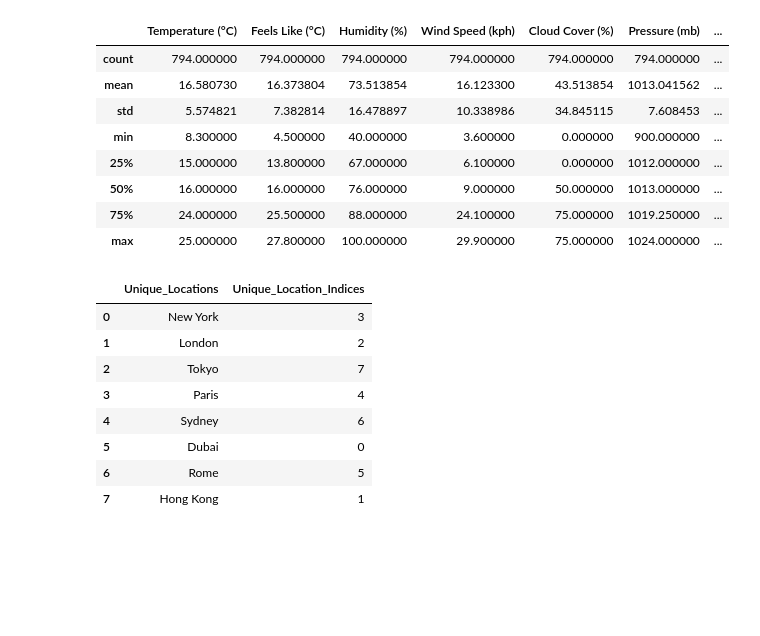
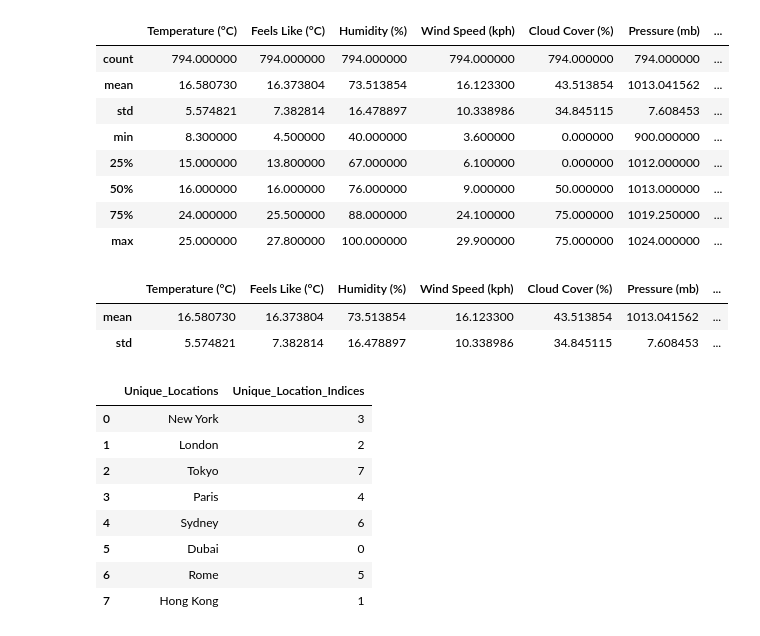
Before and after one commit to LemonMeringue01/EDAwk1, a Jupyter notebook: Copy_of_Welcome_To_Colab.ipynb, the cells around one changed output. Cells and saved outputs as stored; diff of their text form; code cells hidden in the pictures; blank space fills up the shorter version.

```diff
--- a/Copy_of_Welcome_To_Colab.ipynb
+++ b/Copy_of_Welcome_To_Colab.ipynb
@@ -82,6 +82,12 @@ df.describe()
 | 50% | 16.000000 | 16.000000 | 76.000000 | 9.000000 | 50.000000 | 1013.000000 | ... |
 | 75% | 24.000000 | 25.500000 | 88.000000 | 24.100000 | 75.000000 | 1019.250000 | ... |
 | max | 25.000000 | 27.800000 | 100.000000 | 29.900000 | 75.000000 | 1024.000000 | ... |
+# %%
+df.describe().loc[['mean', 'std']]
+# %% [output]
+|  | Temperature (°C) | Feels Like (°C) | Humidity (%) | Wind Speed (kph) | Cloud Cover (%) | Pressure (mb) | ... |
+| mean | 16.580730 | 16.373804 | 73.513854 | 16.123300 | 43.513854 | 1013.041562 | ... |
+| std | 5.574821 | 7.382814 | 16.478897 | 10.338986 | 34.845115 | 7.608453 | ... |
 # %%
 # String indexing on 'Location' column: Converting Location column from string to integer
 df['Location_index'] = df['Location'].astype('category').cat.codes
```
Also changed, not shown: parts of 13 cells of this notebook.
